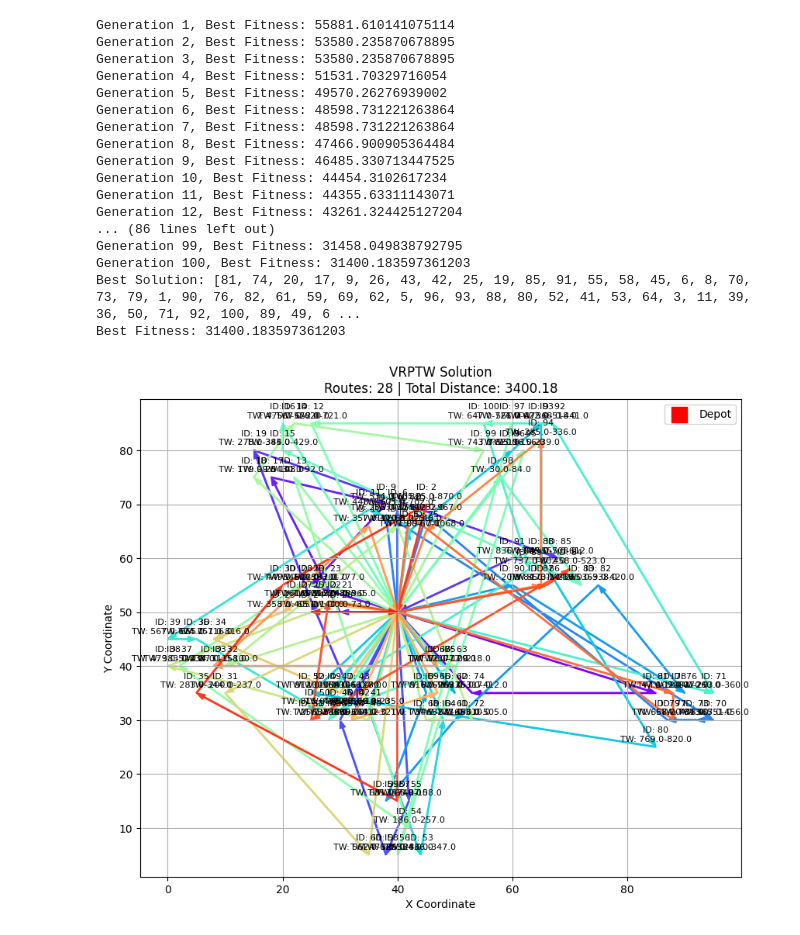
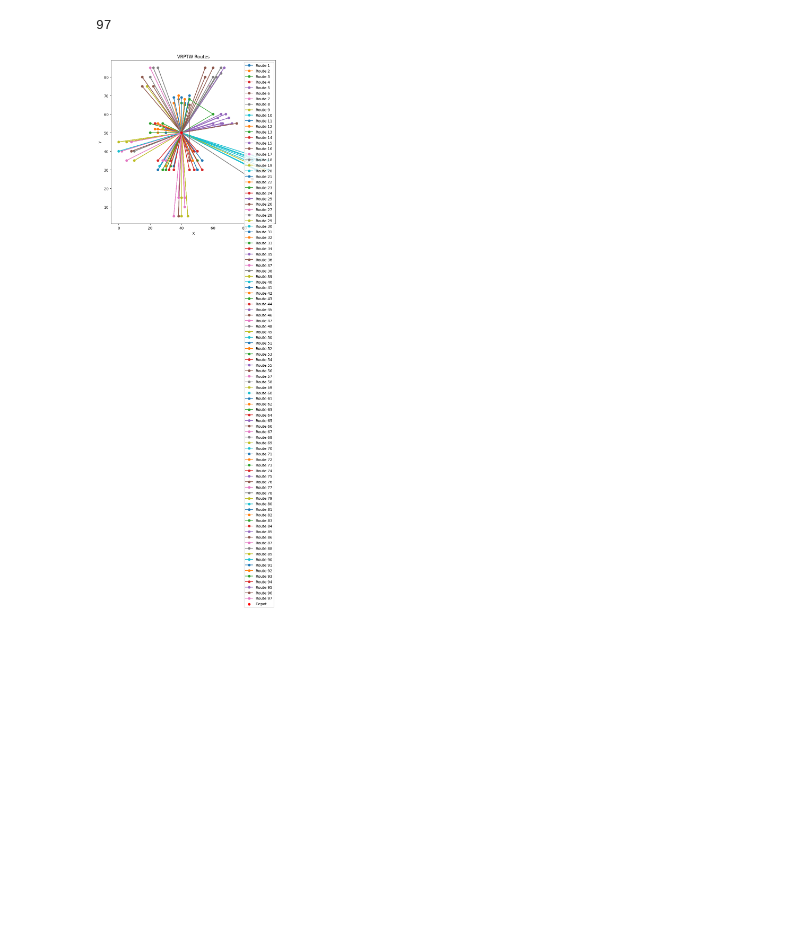
Before and after one commit to venomiakk/metaheuristics, a Jupyter notebook: vrptw/ds_sol.ipynb, the cells around one changed output. Drawn from its saved outputs; the diff is of its cells as text; code cells hidden in the pictures; blank space fills up the shorter version.

```diff
--- a/vrptw/ds_sol.ipynb
+++ b/vrptw/ds_sol.ipynb
@@ -5,14 +7,26 @@ import csv
+# %%
+def plotRoutes(routes, depot, title='VRPTW Routes'):
+    plt.figure(figsize=(8, 8))
+    for idx, route in enumerate(routes):
+        x = [cust['x'] for cust in route]
+        y = [cust['y'] for cust in route]
+        plt.plot(x, y, marker='o', label=f'Route {idx+1}')
+    plt.scatter(depot['x'], depot['y'], color='red', zorder=10, label='Depot')
+    plt.xlabel('X')
+    plt.ylabel('Y')
+    plt.title(title)
+    plt.legend()
+    plt.show()
 # %%
 file = 'data/c1type_vc200/C101.csv'
-capacity = 200
 data = []
 with open(file, 'r') as f:
     reader = csv.reader(f)
     for row in reader:
         data.append(row)
 
-customers = {}
-for customer in data:
+CUSTOMERS = []
+for customer in data[1:]:
     customer = {
         'id': int(customer[0]) - 1,
         'x': float(customer[1]),
@@ -22,7 +36,16 @@ for customer in data:
         'due_time': float(customer[5]),
         'service_time': float(customer[6])
     }
-    customers[int(customer['id'])] = customer
+    CUSTOMERS.append(customer)
+DEPOT = {
+    'id': int(data[0][0]) - 1,
+    'x': float(data[0][1]),
+    'y': float(data[0][2]),
+    'demand': float(data[0][3]),
+    'ready_time': float(data[0][4]),
+    'due_time': float(data[0][5]),
+    'service_time': float(data[0][6])
+}
 
-vehicle_capacity = 200
-vehicle_speed = 1.0
+
+VCAPACITY = 200
@@ -241,24 +51,0 @@ def plot_routes(solution, customers, vehicle_capacity, speed):
-# %%
-best_solution, best_fitness = genetic_algorithm(customers, vehicle_capacity, vehicle_speed)
-print("Best Solution:", best_solution)
-print("Best Fitness:", best_fitness)
-plot_routes(best_solution, customers, vehicle_capacity, vehicle_speed)
-# %% [output]
-Generation 1, Best Fitness: 55881.610141075114
-Generation 2, Best Fitness: 53580.235870678895
-Generation 3, Best Fitness: 53580.235870678895
-Generation 4, Best Fitness: 51531.70329716054
-Generation 5, Best Fitness: 49570.26276939002
-Generation 6, Best Fitness: 48598.731221263864
-Generation 7, Best Fitness: 48598.731221263864
-Generation 8, Best Fitness: 47466.900905364484
-Generation 9, Best Fitness: 46485.330713447525
-Generation 10, Best Fitness: 44454.3102617234
-Generation 11, Best Fitness: 44355.63311143071
-Generation 12, Best Fitness: 43261.324425127204
-... (86 lines left out)
-Generation 99, Best Fitness: 31458.049838792795
-Generation 100, Best Fitness: 31400.183597361203
-Best Solution: [81, 74, 20, 17, 9, 26, 43, 42, 25, 19, 85, 91, 55, 58, 45, 6, 8, 70, 73, 79, 1, 90, 76, 82, 61, 59, 69, 62, 5, 96, 93, 88, 80, 52, 41, 53, 64, 3, 11, 39, 36, 50, 71, 92, 100, 89, 49, 6 ...
-Best Fitness: 31400.183597361203
-[figure, removed]
@@ -264,0 +99,7 @@ Best Fitness: 31400.183597361203
+# %%
+r = generate_initial_solution(CUSTOMERS)
+print(len(r))
+plotRoutes(r, DEPOT)
+# %% [output]
+97
+[figure, added]
```
Also changed, not shown: parts of 5 cells of this notebook, 5 other files.
